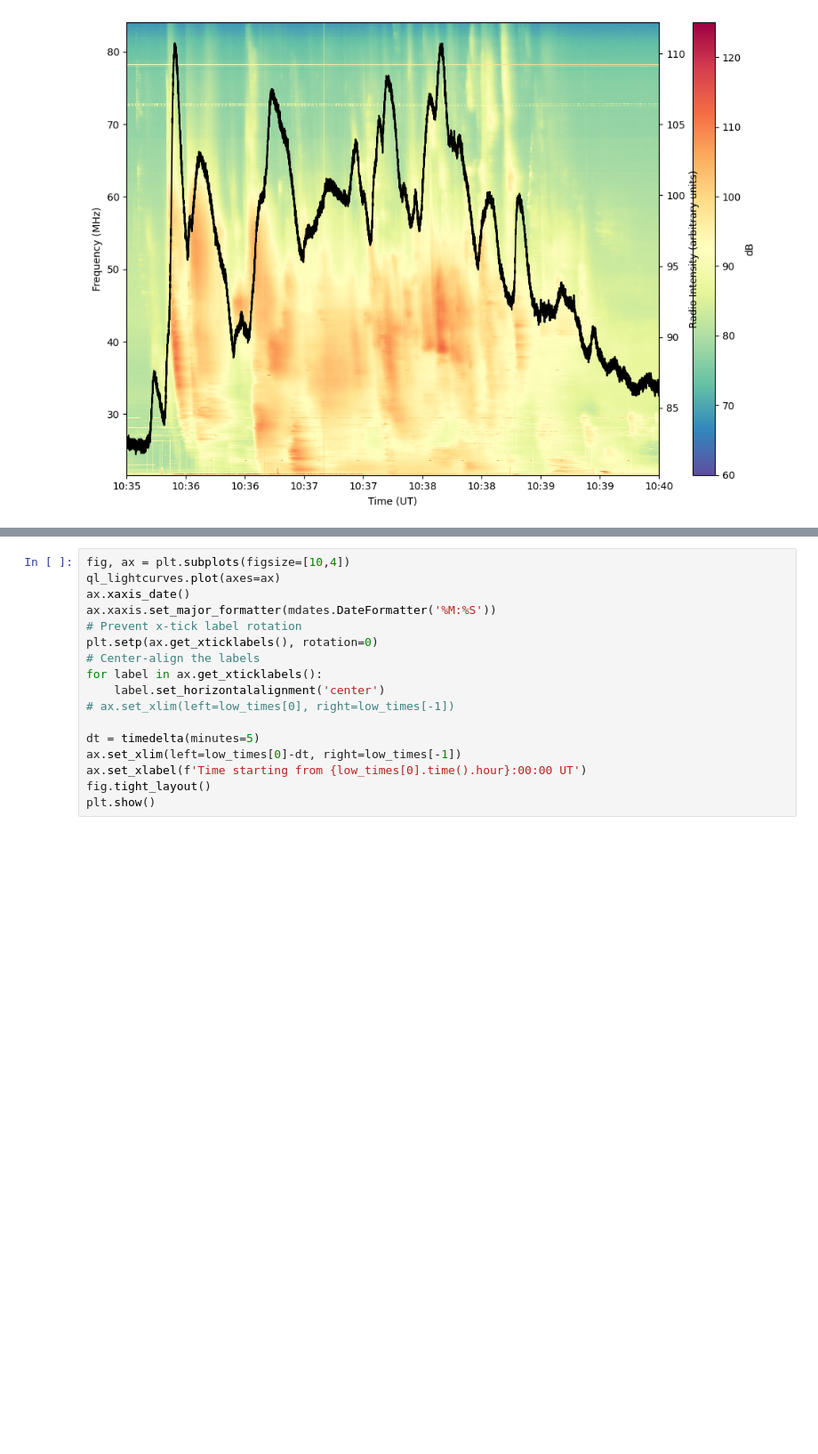
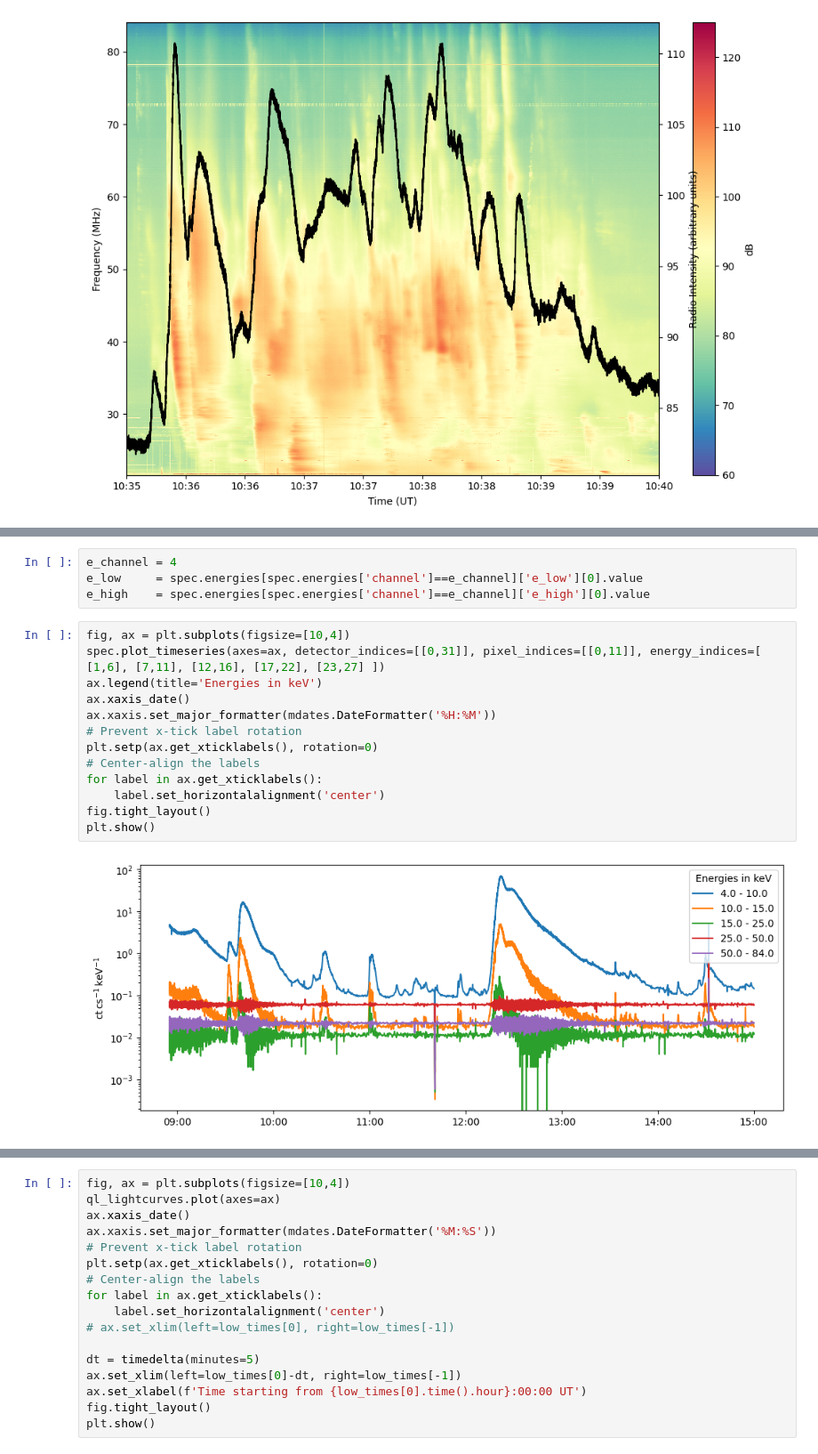
Before and after one commit to MohamedNedal/nenufar_work, a Jupyter notebook: plot_nenufar.ipynb, the cells around one changed output, grey strips where cells are left out. Shown at 89% size. Cells and saved outputs as stored; diff of their text form; blank space fills up the shorter version.

```diff
--- a/plot_nenufar.ipynb
+++ b/plot_nenufar.ipynb
@@ -288,3 +373,22 @@ ql_files = Fido.fetch(ql_query)
+# %%
+e_channel = 4
+e_low     = spec.energies[spec.energies['channel']==e_channel]['e_low'][0].value
+e_high    = spec.energies[spec.energies['channel']==e_channel]['e_high'][0].value
+# %%
+fig, ax = plt.subplots(figsize=[10,4])
+spec.plot_timeseries(axes=ax, detector_indices=[[0,31]], pixel_indices=[[0,11]], energy_indices=[ [1,6], [7,11], [12,16], [17,22], [23,27] ])
+ax.legend(title='Energies in keV')
+ax.xaxis_date()
+ax.xaxis.set_major_formatter(mdates.DateFormatter('%H:%M'))
+# Prevent x-tick label rotation
+plt.setp(ax.get_xticklabels(), rotation=0)
+# Center-align the labels
+for label in ax.get_xticklabels():
+    label.set_horizontalalignment('center')
+fig.tight_layout()
+plt.show()
+# %% [output]
+[figure, added]
 # %%
 from datetime import datetime, timedelta
 from sunpy.timeseries import TimeSeries
```
Also changed, not shown: parts of 25 cells of this notebook.
